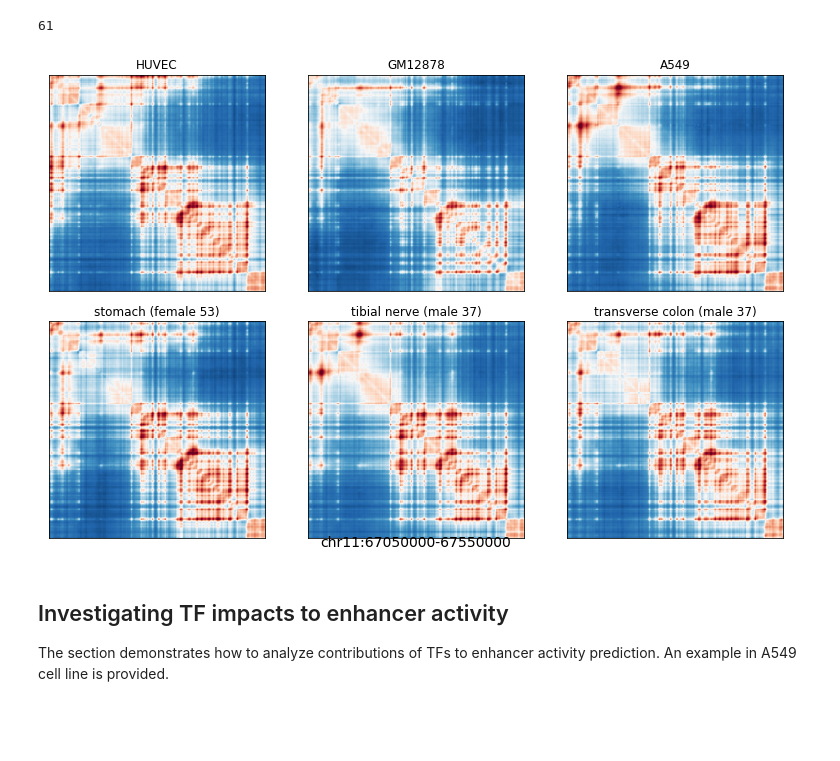
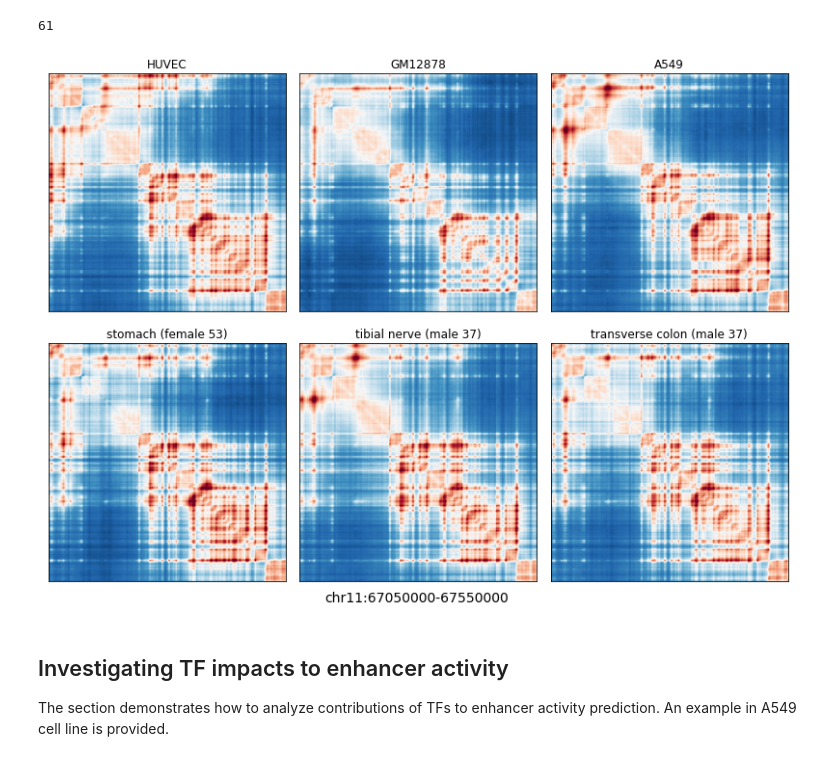
Before and after one commit to liu-bioinfo-lab/EPCOT, a Jupyter notebook: EPCOT_usage.ipynb, the cells around one changed output. Cells and saved outputs as stored; diff of their text form; code cells hidden in the pictures; blank space fills up the shorter version.

```diff
--- a/EPCOT_usage.ipynb
+++ b/EPCOT_usage.ipynb
@@ -594,19 +600,19 @@ pred_microc_tbn=predict_microc(microc_model,microc_chrom,microc_start,microc_end
 pred_microc_tc=predict_microc(microc_model,microc_chrom,microc_start,microc_end,trans_colon_dnase,fasta_extractor)
 # %%
 cells=['HUVEC','GM12878','A549','stomach (female 53)', 'tibial nerve (male 37)','transverse colon (male 37)']
-fig,axs=plt.subplots(2,3,figsize=(11,7))
+fig,axs=plt.subplots(2,3,figsize=(11,8))
 microc_mat=[pred_microc_huvec,pred_microc_gm12878,pred_microc_a549,pred_microc_stomach,pred_microc_tbn,pred_microc_tc]
 for i in range(2):
     for j in range(3):
         plot_hic(axs[i,j],microc_mat[i*3+j],vmin=-2,vmax=2)
         axs[i,j].set_title(cells[i*3+j])
-fig.text(0.5,0.01,'%s:%s-%s'%(microc_chrom,microc_start+50000,microc_end-50000),fontsize=14,ha='center')
+fig.text(0.5,0,'%s:%s-%s'%(microc_chrom,microc_start+50000,microc_end-50000),fontsize=14,ha='center')
 plt.tight_layout()
 plt.show()
 
 ### the predicted Micro-C of GM12878 is not in the same scale with other cell/tissue types, so the scale needs to be adjusted in visualization
 # %% [output]
-[figure, old version]
+[figure, new version]
 # %% [markdown]
 ## Investigating TF impacts to enhancer activity
 The section demonstrates how to analyze contributions of TFs to enhancer activity prediction. An example in A549 cell line is provided.
```
Also changed, not shown: parts of 10 cells of this notebook.
